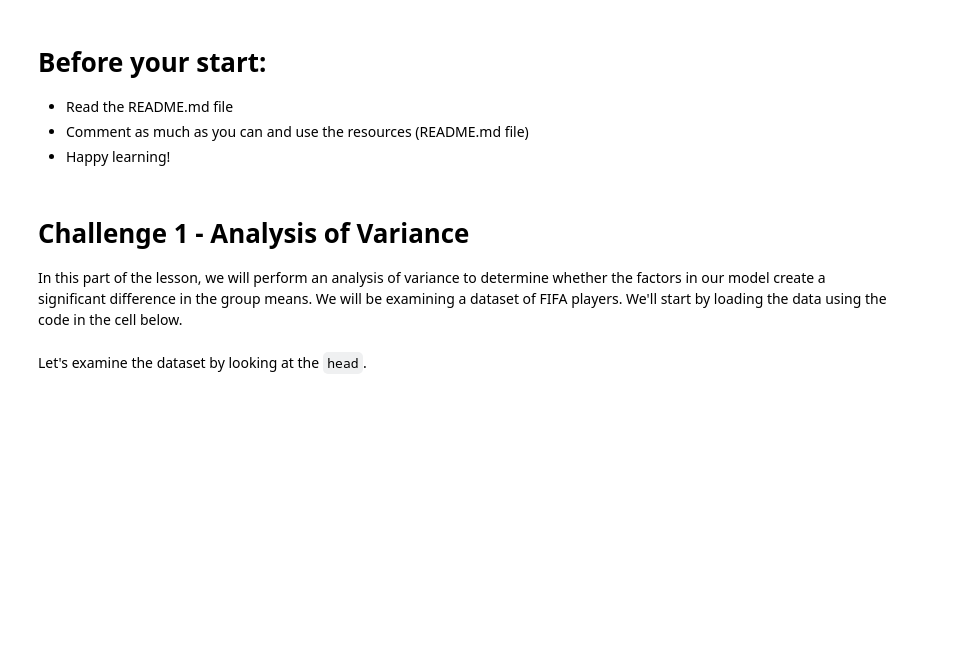
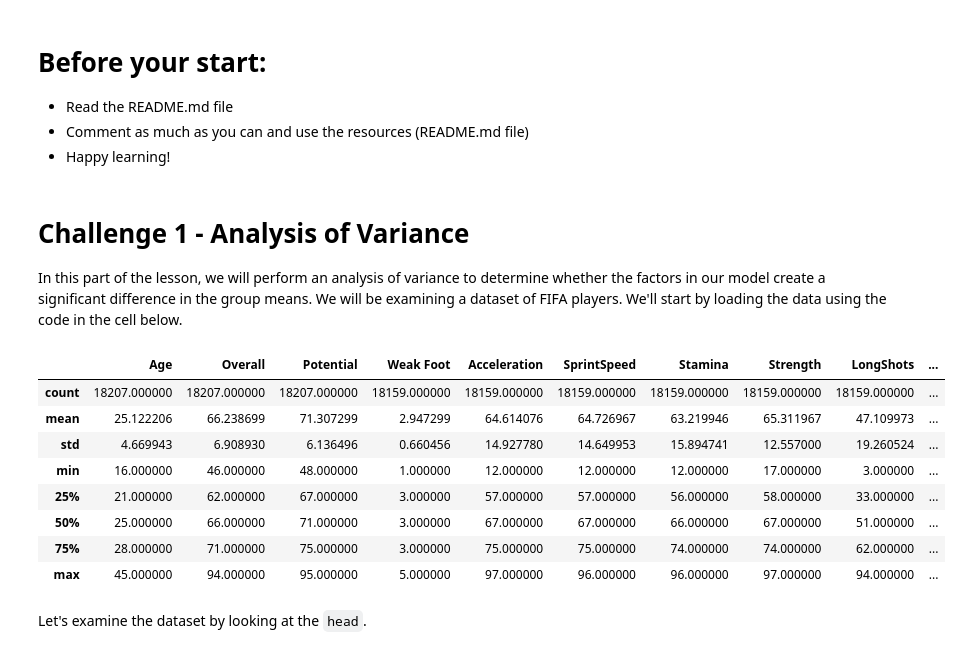
Before and after one commit to ta-data-mex/lab-correlation-tests-with-scipy, a Jupyter notebook: your-code/main.ipynb, the cells around one changed output. Saved outputs shown, nothing was run; the diff lists cells and outputs as text; code cells hidden in the pictures; blank space fills up the shorter version.

```diff
--- a/your-code/main.ipynb
+++ b/your-code/main.ipynb
@@ -15,6 +15,18 @@ In this part of the lesson, we will perform an analysis of variance to determine
 # %%
 # Run this code:
 fifa = pd.read_csv('fifa.csv')
+# %%
+fifa.describe()
+# %% [output]
+|  | Age | Overall | Potential | Weak Foot | Acceleration | SprintSpeed | Stamina | Strength | LongShots | ... |
+| count | 18207.000000 | 18207.000000 | 18207.000000 | 18159.000000 | 18159.000000 | 18159.000000 | 18159.000000 | 18159.000000 | 18159.000000 | ... |
+| mean | 25.122206 | 66.238699 | 71.307299 | 2.947299 | 64.614076 | 64.726967 | 63.219946 | 65.311967 | 47.109973 | ... |
+| std | 4.669943 | 6.908930 | 6.136496 | 0.660456 | 14.927780 | 14.649953 | 15.894741 | 12.557000 | 19.260524 | ... |
+| min | 16.000000 | 46.000000 | 48.000000 | 1.000000 | 12.000000 | 12.000000 | 12.000000 | 17.000000 | 3.000000 | ... |
+| 25% | 21.000000 | 62.000000 | 67.000000 | 3.000000 | 57.000000 | 57.000000 | 56.000000 | 58.000000 | 33.000000 | ... |
+| 50% | 25.000000 | 66.000000 | 71.000000 | 3.000000 | 67.000000 | 67.000000 | 66.000000 | 67.000000 | 51.000000 | ... |
+| 75% | 28.000000 | 71.000000 | 75.000000 | 3.000000 | 75.000000 | 75.000000 | 74.000000 | 74.000000 | 62.000000 | ... |
+| max | 45.000000 | 94.000000 | 95.000000 | 5.000000 | 97.000000 | 96.000000 | 96.000000 | 97.000000 | 94.000000 | ... |
 # %% [markdown]
 Let's examine the dataset by looking at the `head`.
 # %%
```
Also changed, not shown: parts of 17 cells of this notebook.
